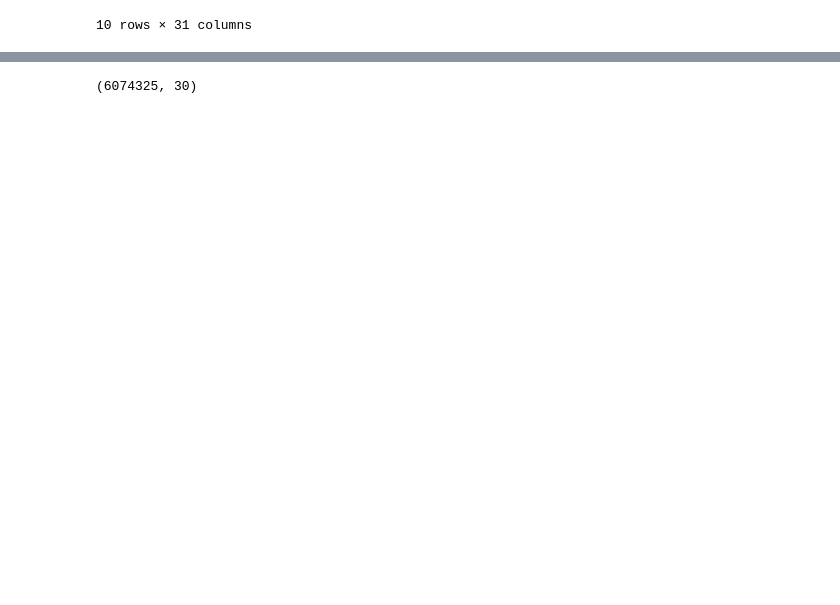
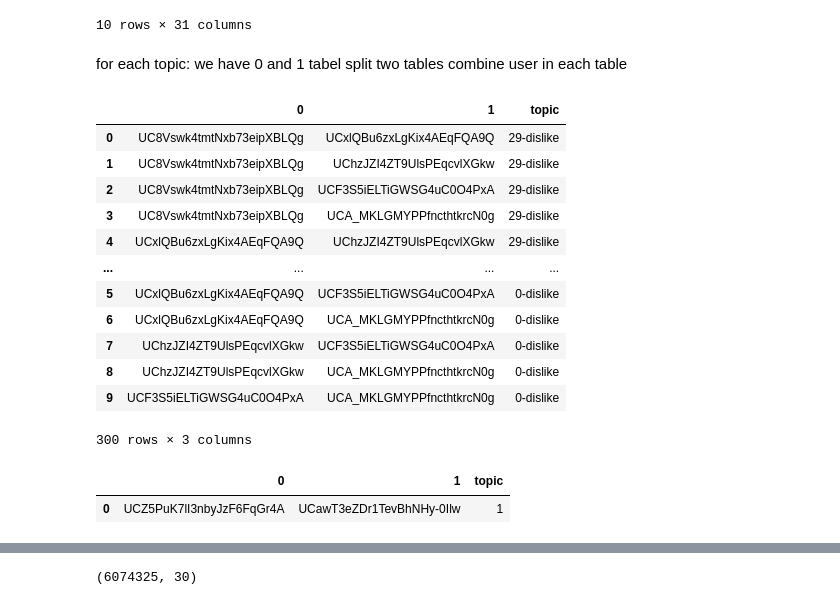
Before and after one commit to community-detection/Community-Detection, a Jupyter notebook: Stage 2-(NLP-Analysis)/user_analysis/User-Analysis.ipynb, the cells around one changed output, grey strips where cells are left out. Cells and saved outputs as stored; diff of their text form; code cells hidden in the pictures; blank space fills up the shorter version.

Commit message:
create user topic graph

```diff
--- a/Stage 2-(NLP-Analysis)/user_analysis/User-Analysis.ipynb
+++ b/Stage 2-(NLP-Analysis)/user_analysis/User-Analysis.ipynb
@@ -68,3 +68,26 @@ user_topic
 | 8 | -0.004168 | -0.004168 | -0.004168 | -0.004168 | -0.004168 | -0.004168 | -0.004168 | -0.004168 | -0.004168 | -0.004168 | ... | ... |
 | 9 | -0.000834 | -0.000834 | -0.000834 | -0.000834 | -0.000834 | -0.000834 | -0.000834 | -0.000834 | -0.000834 | -0.026200 | ... | ... |
 10 rows × 31 columns
+# %% [markdown]
+for each topic:
+    we have 0 and 1 tabel
+        split two tables
+            combine user in each table
+# %%
+result = pd.DataFrame()
+# %%
+result
+# %% [output]
+|  | 0 | 1 | topic |
+| 0 | UC8Vswk4tmtNxb73eipXBLQg | UCxlQBu6zxLgKix4AEqFQA9Q | 29-dislike |
+| 1 | UC8Vswk4tmtNxb73eipXBLQg | UChzJZI4ZT9UlsPEqcvlXGkw | 29-dislike |
+| 2 | UC8Vswk4tmtNxb73eipXBLQg | UCF3S5iELTiGWSG4uC0O4PxA | 29-dislike |
+| 3 | UC8Vswk4tmtNxb73eipXBLQg | UCA_MKLGMYPPfncthtkrcN0g | 29-dislike |
+| 4 | UCxlQBu6zxLgKix4AEqFQA9Q | UChzJZI4ZT9UlsPEqcvlXGkw | 29-dislike |
+| ... | ... | ... | ... |
+| 5 | UCxlQBu6zxLgKix4AEqFQA9Q | UCF3S5iELTiGWSG4uC0O4PxA | 0-dislike |
+| 6 | UCxlQBu6zxLgKix4AEqFQA9Q | UCA_MKLGMYPPfncthtkrcN0g | 0-dislike |
+| 7 | UChzJZI4ZT9UlsPEqcvlXGkw | UCF3S5iELTiGWSG4uC0O4PxA | 0-dislike |
+| 8 | UChzJZI4ZT9UlsPEqcvlXGkw | UCA_MKLGMYPPfncthtkrcN0g | 0-dislike |
+| 9 | UCF3S5iELTiGWSG4uC0O4PxA | UCA_MKLGMYPPfncthtkrcN0g | 0-dislike |
+300 rows × 3 columns
@@ -70,0 +114,5 @@ user_topic
+# %%
+t
+# %% [output]
+|  | 0 | 1 | topic |
+| 0 | UCZ5PuK7lI3nbyJzF6FqGr4A | UCawT3eZDr1TevBhNHy-0Ilw | 1 |
```
Also changed, not shown: parts of 7 cells of this notebook, 1 other file.
